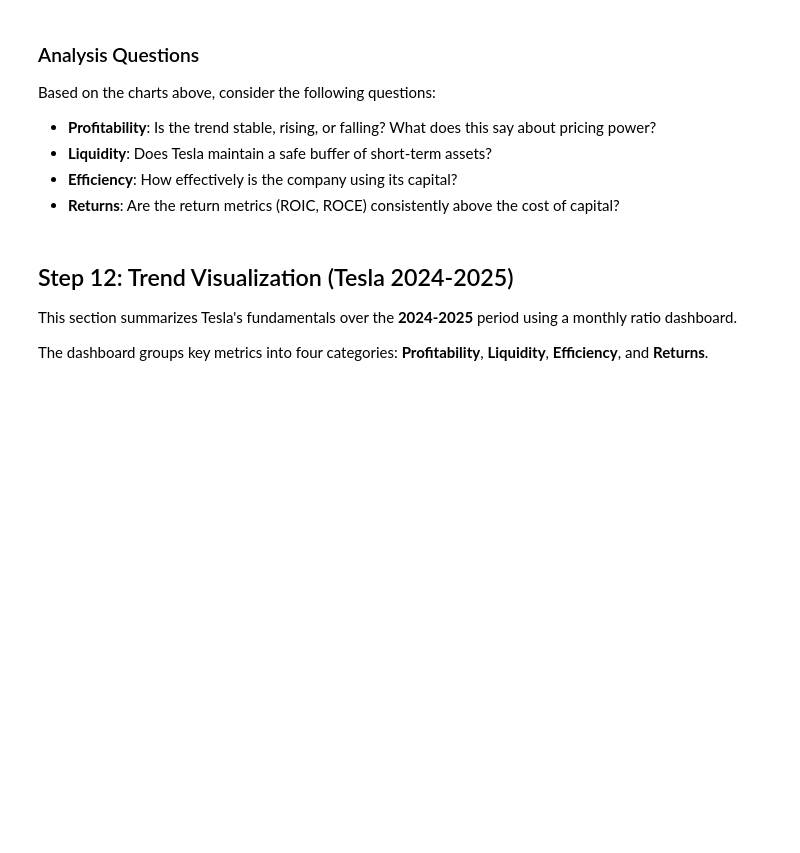
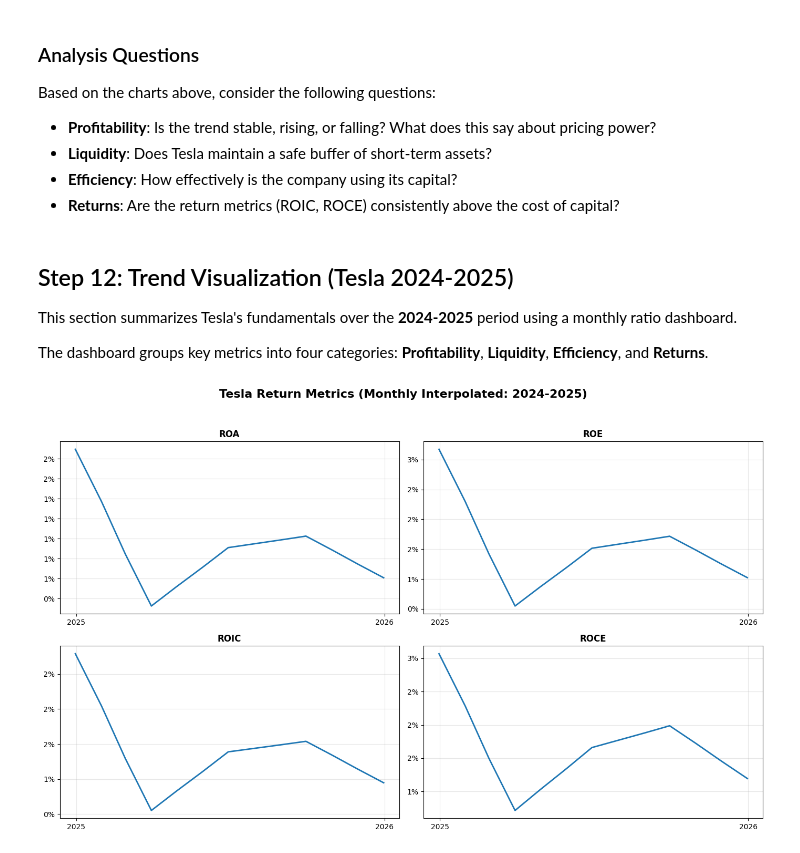
Before and after one commit to yebarryallen/ESG, a Jupyter notebook: lecture_5_tesla_part2.ipynb, the cells around one changed output. Cells and saved outputs as stored; diff of their text form; code cells hidden in the pictures; blank space fills up the shorter version.

```diff
--- a/lecture_5_tesla_part2.ipynb
+++ b/lecture_5_tesla_part2.ipynb
@@ -492,0 +460,5 @@ The dashboard groups key metrics into four categories: **Profitability**, **Liqu
+# %%
+# Step 12: Trend Visualization
+plot_trend_return_metrics()
+# %% [output]
+[figure, added]
```
Also changed, not shown: parts of 7 cells of this notebook, 7 other files.
